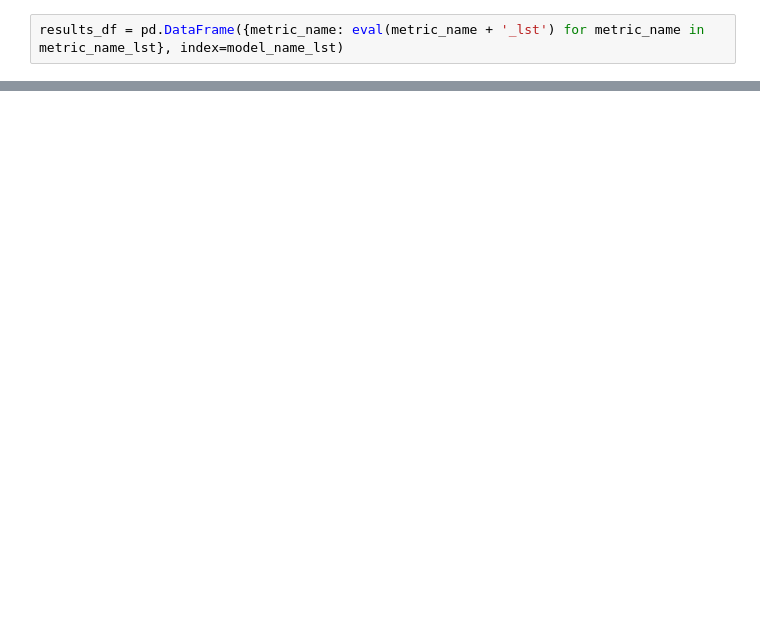
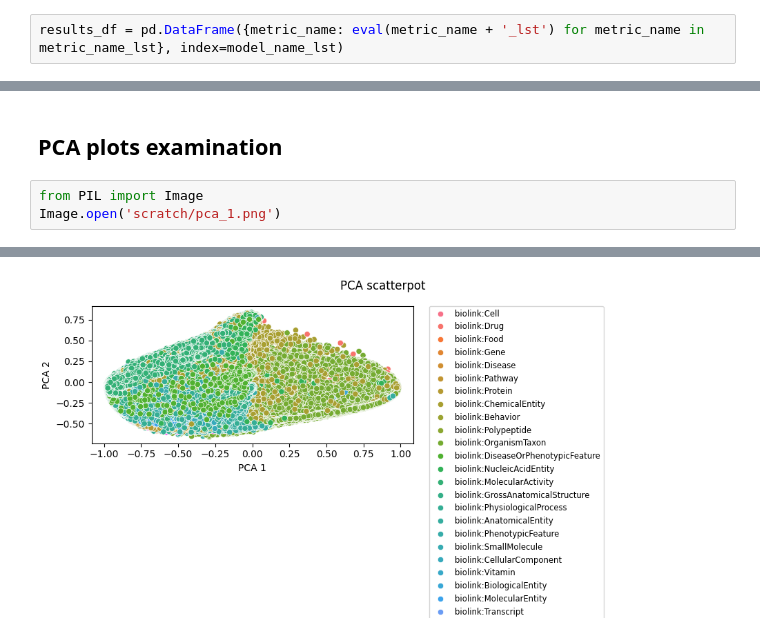
Before and after one commit to everycure-org/matrix, a Jupyter notebook: docs/src/experiments/2024/compare_models_26_aug.ipynb, the cells around one changed output, grey strips where cells are left out. Saved outputs shown, nothing was run; the diff lists cells and outputs as text; blank space fills up the shorter version.

```diff
--- a/docs/src/experiments/2024/compare_models_26_aug.ipynb
+++ b/docs/src/experiments/2024/compare_models_26_aug.ipynb
@@ -201,0 +378,6 @@ styled_df
+# %% [markdown]
+## PCA plots examination
+# %%
+from PIL import Image
+Image.open('scratch/pca_1.png')
+# %% [output]
@@ -201,0 +385 @@ styled_df
+[figure, added]
```
Also changed, not shown: parts of 24 cells of this notebook.
